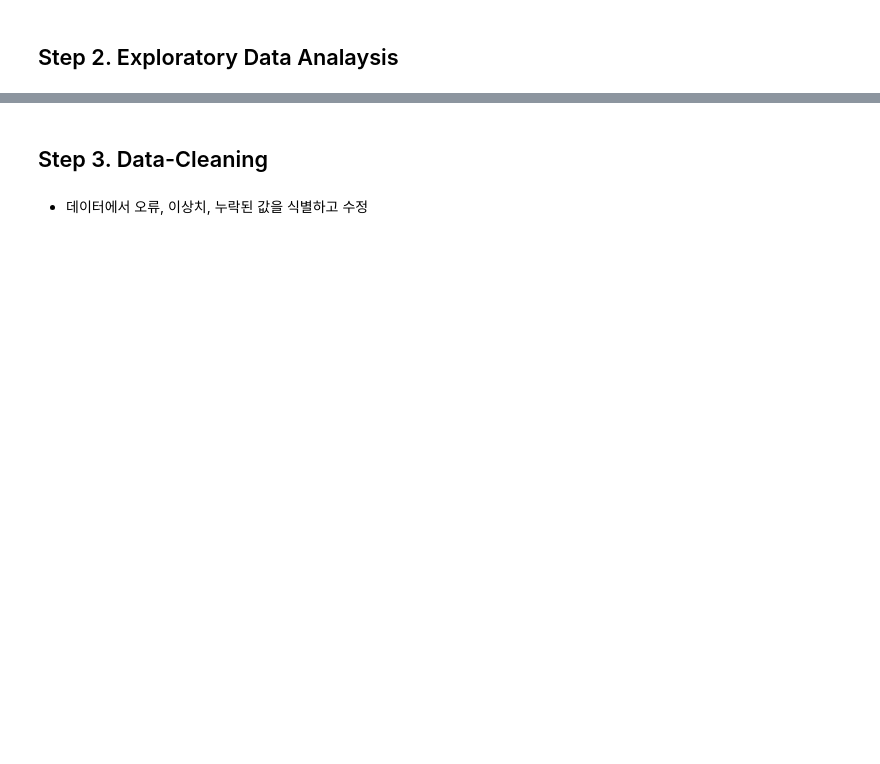
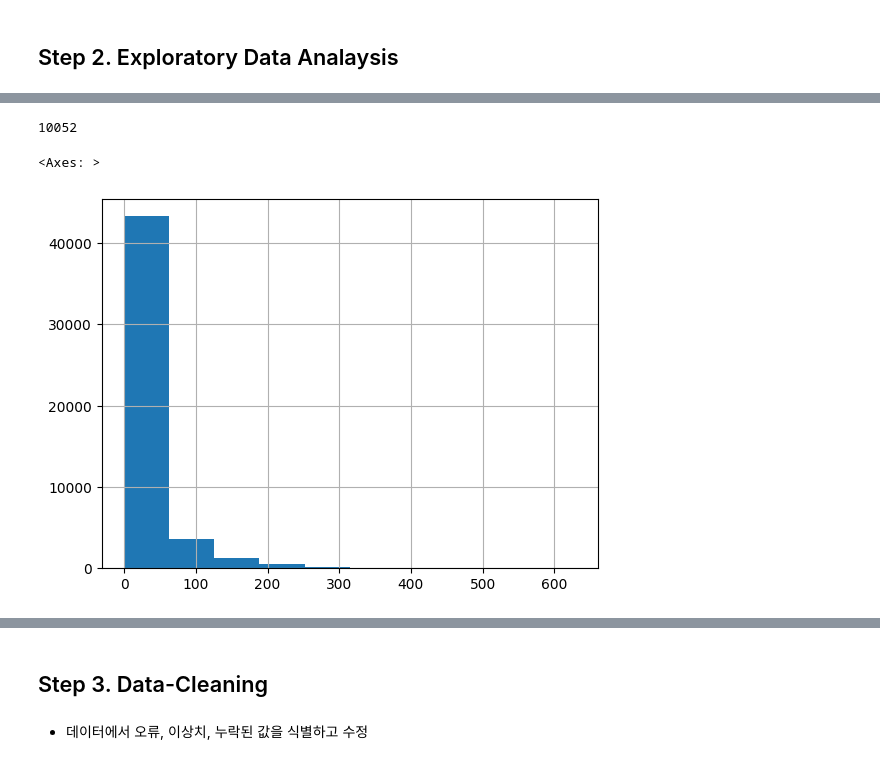
Before and after one commit to MaximHelio/Airbnb-in-NewYork, a Jupyter notebook: NewYork_Airbnb.ipynb, the cells around one changed output, grey strips where cells are left out. Saved outputs shown, nothing was run; the diff lists cells and outputs as text; code cells hidden in the pictures; blank space fills up the shorter version.

```diff
--- a/NewYork_Airbnb.ipynb
+++ b/NewYork_Airbnb.ipynb
@@ -28,3 +28,5 @@ import pandas as pd
 import numpy as np
 import matplotlib.pyplot as plt
 import seaborn as sns
+# %%
+df = pd.read_csv('AB_NYC_2019.csv')
@@ -32,0 +124,9 @@ import seaborn as sns
+# %%
+(df['reviews_per_month'].isna() & df['last_review'].isna()).sum()
+# %% [output]
+10052
+# %%
+df['number_of_reviews'].hist()
+# %% [output]
+<Axes: >
+[figure, added]
```
Also changed, not shown: parts of 47 cells of this notebook, 1 other file.
